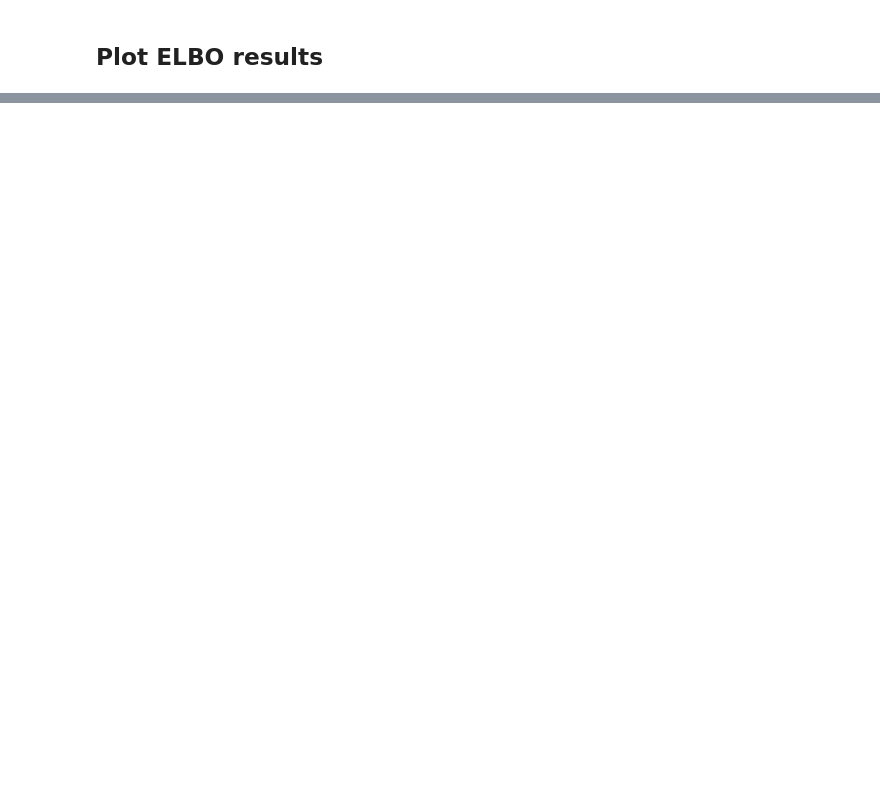
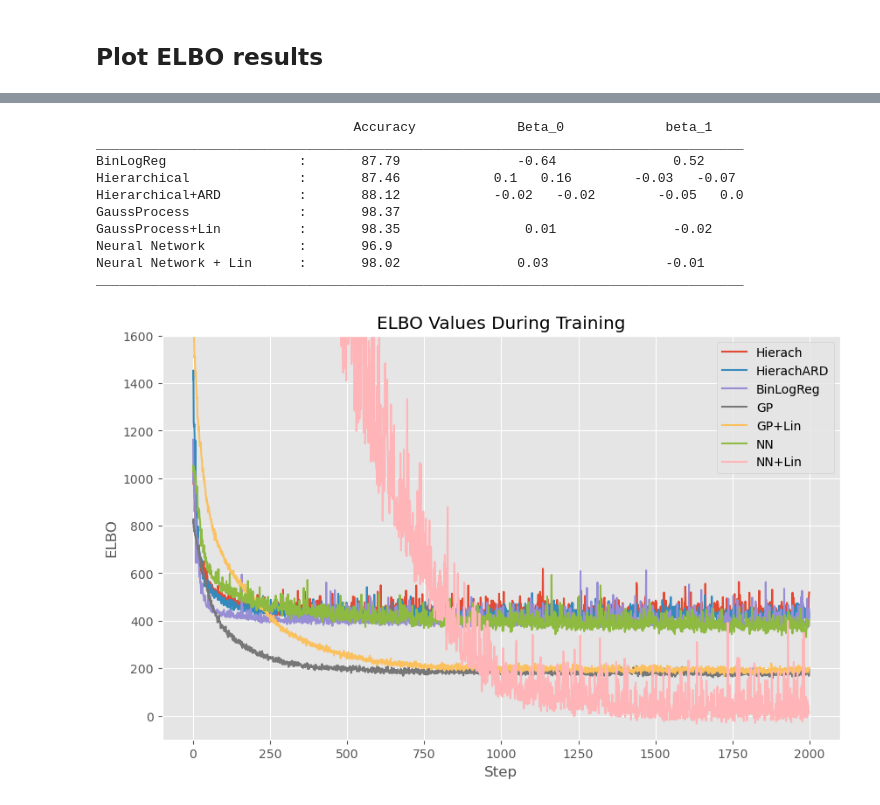
Before and after one commit to Frederik12345678/MBML-Water_quality, a Jupyter notebook: Master.ipynb, the cells around one changed output, grey strips where cells are left out. Drawn from its saved outputs; the diff is of its cells as text; code cells hidden in the pictures; blank space fills up the shorter version.

```diff
--- a/Master.ipynb
+++ b/Master.ipynb
@@ -822,7 +856,7 @@ model = FFNN(n_in=X_train_tensor.shape[1], n_hidden=5, n_out=1)
 guide = AutoDiagonalNormal(model)
 
 # Define the number of optimization steps
-n_steps = 1500
+n_steps = steps
 
 # Setup the optimizer
 adam_params = {"lr": 0.01}
@@ -869,7 +903,7 @@ guide = AutoDiagonalNormal(model)
 pyro.clear_param_store()
 
 # Define the number of optimization steps
-n_steps = 1500
+n_steps = steps
 
 # Setup the optimizer
 adam_params = {"lr": 0.01}
@@ -887,10 +921,11 @@ for step in range(n_steps):
     elbo_nnLin.append(elbo)
 # %%
 predictive = Predictive(model, guide=guide, num_samples=2000,
-                        return_sites=("obs", "_RETURN"))
+                        return_sites=("obs","beta", "_RETURN"))
+samples = predictive(X_test_tensor)
+beta_sam = samples["beta"].detach().numpy()
 
 acc = []
-
 for i in range(10):
 
     #shuffle data
@@ -903,6 +938,6 @@ for i in range(10):
     pred = 1.0*np.sum((y_hat) == y_shuf.numpy()) / len(y_shuf)
     acc.append(pred)
 
-acc_nnLin = acc_nn
+acc_nnLin = np.mean(acc)
 print("Accuracy:", acc_nnLin)
 # %% [output]
@@ -909,0 +945,5 @@ Accuracy: 0.9564356435643566
+# %%
+beta_nn_0 = np.mean(beta_sam,axis=0)[0][0]
+beta_nn_1 = np.mean(beta_sam,axis=0)[0][1]
+
+print('beta values: ',np.mean(beta_sam,axis=0)[0])
@@ -940,0 +954,55 @@ Neural Network + Lin      :       95.64
+# %%
+accuracy = [acc_bin, acc_hierach, acc_hierachARD, acc_GP, acc_GPLin, acc_nn, acc_nnLin]
+names = ['BinLogReg           ', 'Hierarchical        ', 'Hierarchical+ARD    ', 'GaussProcess        ', 'GaussProcess+Lin    ', 'Neural Network      ', 'Neural Network + Lin']
+
+beta0 = [beta_BLR_0, beta_hir_0_0, beta_hir_0_1,beta_hirA_0_0, beta_hirA_0_1,beta_GP_0, beta_nn_0]
+beta1 = [beta_BLR_1, beta_hir_1_0, beta_hir_1_1,beta_hirA_1_0, beta_hirA_1_1,beta_GP_1, beta_nn_1]
+
+print('                                 Accuracy             Beta_0             beta_1')
+print('___________________________________________________________________________________')
+for i in range(len(names)):
+    if names[i] == 'Hierarchical        ':
+        print(names[i],'     :      ',np.round(100*accuracy[i],2),'          ',np.round(beta0[i],2),' ',np.round(beta0[i+1],2),'      ',np.round(beta1[i],2),' ',np.round(beta1[i+1],2))
+
+    elif names[i] == 'Hierarchical+ARD    ':
+        print(names[i],'     :      ',np.round(100*accuracy[i],2),'          ',np.round(beta0[i+1],2),' ',np.round(beta0[i+2],2),'      ',np.round(beta1[i+1],2),' ',np.round(beta1[i+2],2))
+
+    elif names[i] == 'GaussProcess        ':
+        print(names[i],'     :      ',np.round(100*accuracy[i],2))
+
+    elif names[i] == 'Neural Network      ':
+        print(names[i],'     :      ',np.round(100*accuracy[i],2))
+
+    elif names[i] =='GaussProcess+Lin    ':
+        print(names[i],'     :      ',np.round(100*accuracy[i],2),'              ',np.round(beta0[i+1],2),'             ',np.round(beta1[i+1],2))
+
+    else:
+        print(names[i],'     :      ',np.round(100*accuracy[i],2),'             ',np.round(beta0[i],2),'             ',np.round(beta1[i],2))
+print('___________________________________________________________________________________')
+
+plt.figure(figsize=(10, 6))
+plt.plot(elbo_Hirach, label='Hierach')
+plt.plot(elbo_HirachARD, label='HierachARD')
+plt.plot(elbo_binlogreg, label='BinLogReg')
+plt.plot(losses_gp, label='GP')
+plt.plot(losses_gpLin, label='GP+Lin')
+plt.plot(elbo_nn, label='NN')
+plt.plot(elbo_nnLin, label='NN+Lin')
+plt.ylim([-100,1600])
+plt.xlabel('Step')
+plt.ylabel('ELBO')
+plt.title('ELBO Values During Training')
+plt.legend()
+plt.show()
+# %% [output]
+                                 Accuracy             Beta_0             beta_1
+___________________________________________________________________________________
+BinLogReg                 :       87.79               -0.64               0.52
+Hierarchical              :       87.46            0.1   0.16        -0.03   -0.07
+Hierarchical+ARD          :       88.12            -0.02   -0.02        -0.05   0.0
+GaussProcess              :       98.37
+GaussProcess+Lin          :       98.35                0.01               -0.02
+Neural Network            :       96.9
+Neural Network + Lin      :       98.02               0.03               -0.01
+___________________________________________________________________________________
+[figure, added]
```
Also changed, not shown: parts of 17 cells of this notebook.
